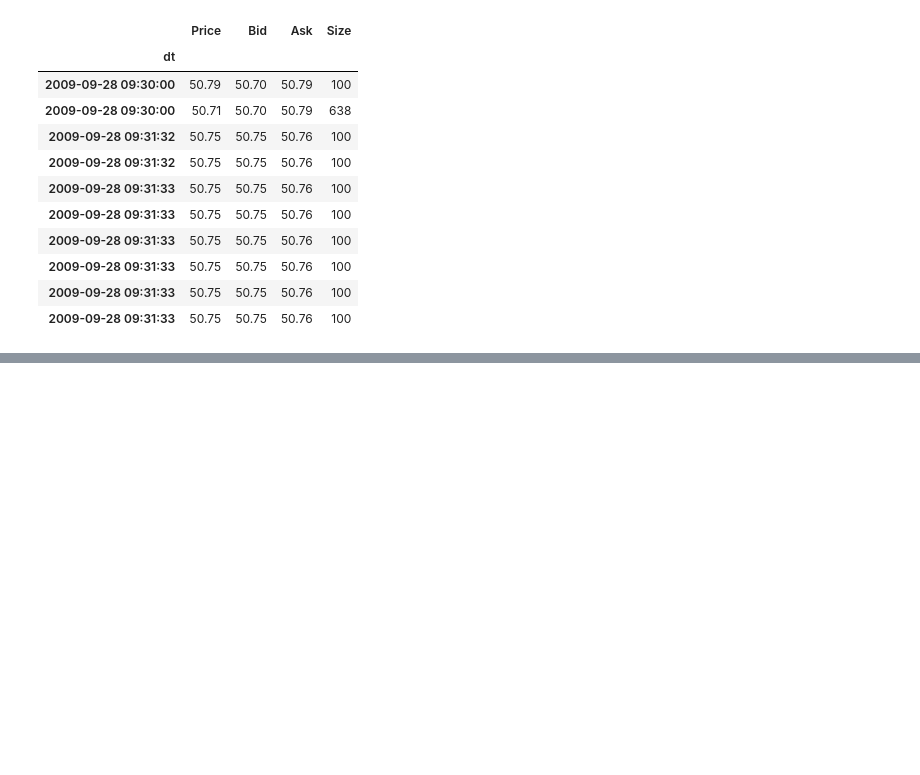
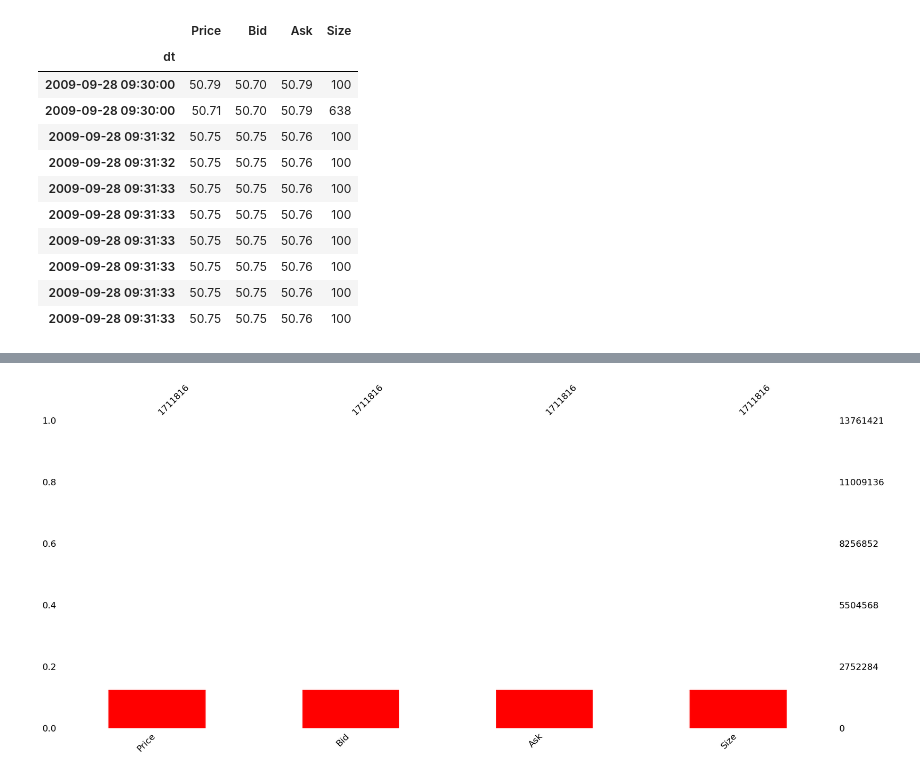
Before and after one commit to lcsrodriguez/HFT-IntradayVol-Estimation, a Jupyter notebook: main.ipynb, the cells around one changed output, grey strips where cells are left out. Drawn from its saved outputs; the diff is of its cells as text; code cells hidden in the pictures; blank space fills up the shorter version.

```diff
--- a/main.ipynb
+++ b/main.ipynb
@@ -67,0 +93,4 @@ df.resample("30S").mean()
+# %%
+_ = msno.bar(df.resample("30S").mean(), color="red")
+# %% [output]
+[figure, added]
```
Also changed, not shown: parts of 4 cells of this notebook.
